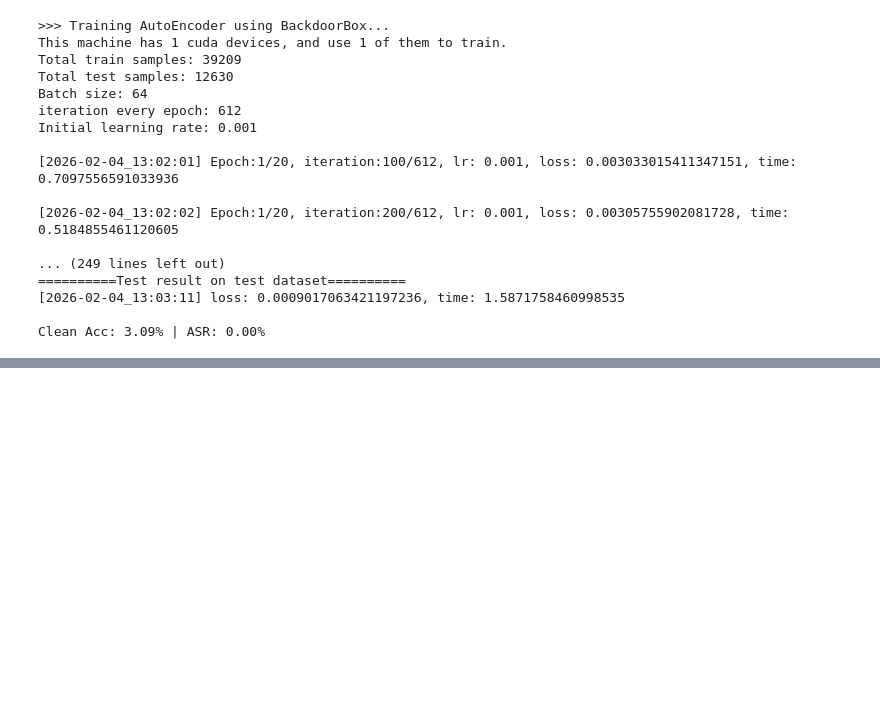
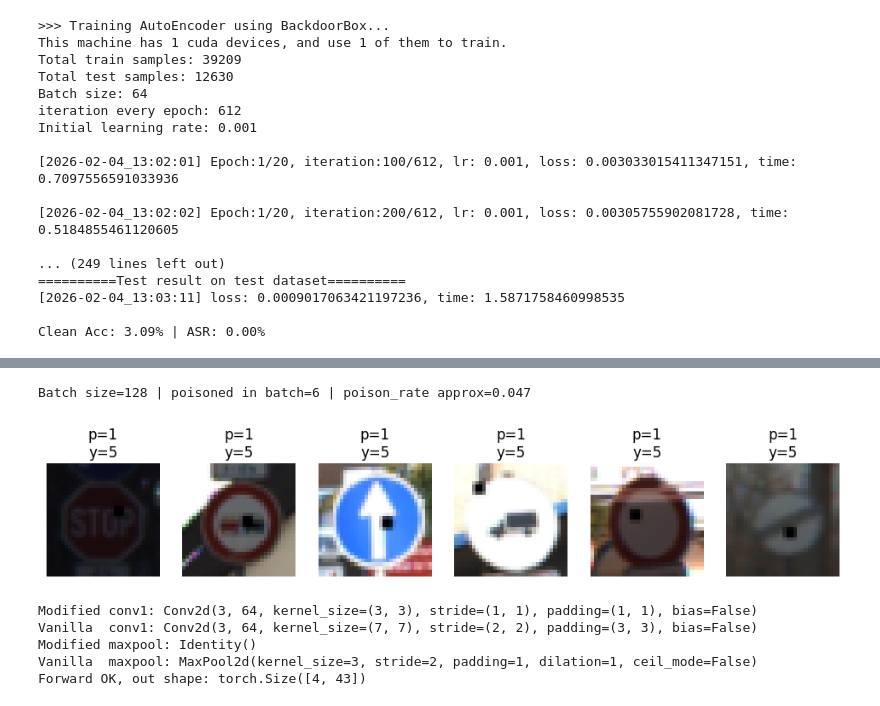
Before and after one commit to AlbertZweistein-2/184.702_MachineLearning, a Jupyter notebook: Ex3/src/test.ipynb, the cells around one changed output, grey strips where cells are left out. Drawn from its saved outputs; the diff is of its cells as text; code cells hidden in the pictures; blank space fills up the shorter version.

```diff
--- a/Ex3/src/test.ipynb
+++ b/Ex3/src/test.ipynb
@@ -506,0 +1141,60 @@ ValueError: too many values to unpack (expected 2)
+# %%
+import torch
+from torch.utils.data import DataLoader
+import matplotlib.pyplot as plt
+
+DEVICE = torch.device("cuda" if torch.cuda.is_available() else "cpu")
+
+def unnorm(x):  # [-1,1] -> [0,1]
+    return (x * 0.5 + 0.5).clamp(0, 1)
+
+loader = DataLoader(train_set, batch_size=128, shuffle=True, num_workers=2)
+
+x, y, is_poison = next(iter(loader))
+p = (is_poison == 1).nonzero(as_tuple=True)[0]
+print(f"Batch size={len(x)} | poisoned in batch={len(p)} | poison_rate approx={len(p)/len(x):.3f}")
+
+# Show up to 8 poisoned images if present (else show first 8)
+idxs = p[:8] if len(p) > 0 else torch.arange(8)
+imgs = unnorm(x[idxs])
+
+plt.figure(figsize=(12,3))
+for i in range(len(idxs)):
+    ax = plt.subplot(1, len(idxs), i+1)
+    plt.imshow(imgs[i].permute(1,2,0))
+    plt.axis("off")
+    plt.title(f"p={int(is_poison[idxs[i]])}\ny={int(y[idxs[i]])}")
+plt.show()
+# %% [output]
+Batch size=128 | poisoned in batch=6 | poison_rate approx=0.047
+[figure, added]
+# %%
+import torch
+import torch.nn as nn
+from torchvision import models
+
+def get_badnet():
+    m = models.resnet18(num_classes=43)
+    m.conv1 = nn.Conv2d(3, 64, kernel_size=3, stride=1, padding=1, bias=False)
+    m.maxpool = nn.Identity()
+    return m
+
+m_mod = get_badnet()
+m_van = models.resnet18(num_classes=43)
+
+print("Modified conv1:", m_mod.conv1)
+print("Vanilla  conv1:", m_van.conv1)
+print("Modified maxpool:", m_mod.maxpool)
+print("Vanilla  maxpool:", m_van.maxpool)
+
+# Quick forward shape check
+x = torch.randn(4,3,32,32)
+with torch.no_grad():
+    out = m_mod(x)
+print("Forward OK, out shape:", out.shape)
+# %% [output]
+Modified conv1: Conv2d(3, 64, kernel_size=(3, 3), stride=(1, 1), padding=(1, 1), bias=False)
+Vanilla  conv1: Conv2d(3, 64, kernel_size=(7, 7), stride=(2, 2), padding=(3, 3), bias=False)
+Modified maxpool: Identity()
+Vanilla  maxpool: MaxPool2d(kernel_size=3, stride=2, padding=1, dilation=1, ceil_mode=False)
+Forward OK, out shape: torch.Size([4, 43])
```
Also changed, not shown: parts of 18 cells of this notebook, 24 other files.
